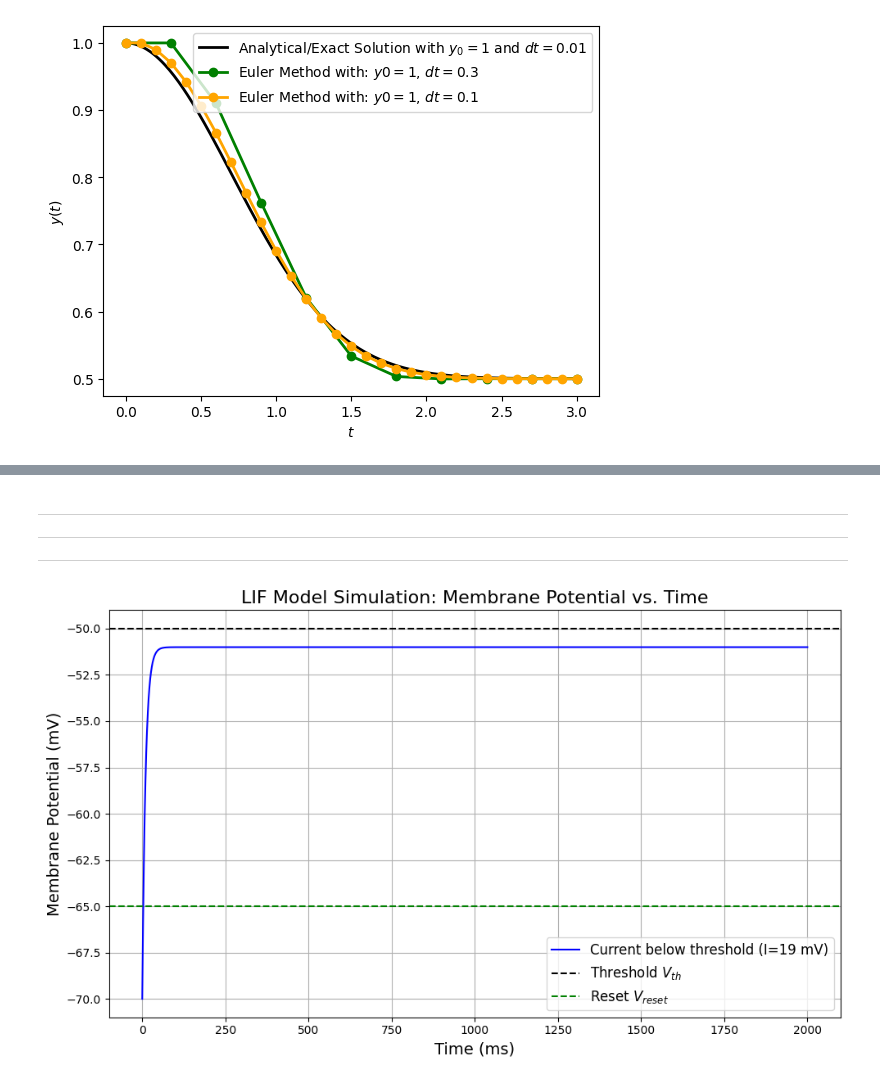
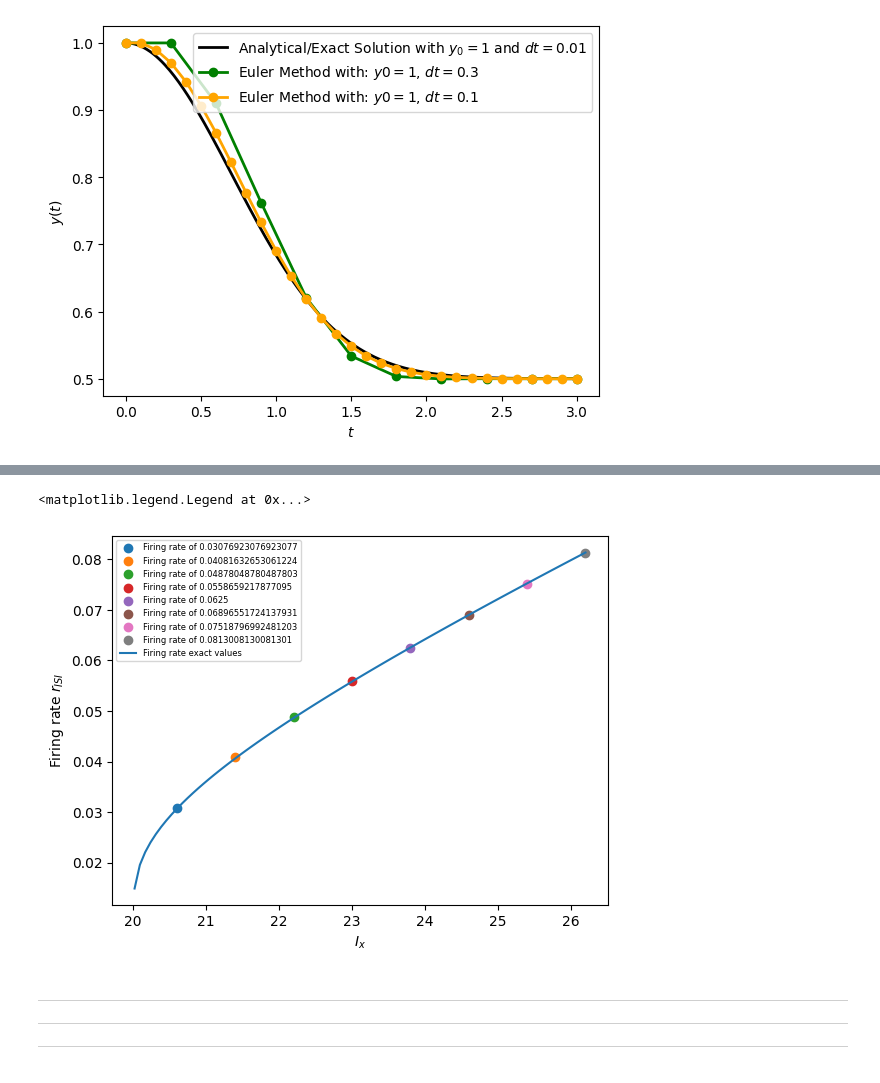
Before and after one commit to abarton51/comp_neuro, a Jupyter notebook: src/hw1/q2.ipynb, the cells around one changed output, grey strips where cells are left out. Saved outputs shown, nothing was run; the diff lists cells and outputs as text; code cells hidden in the pictures.

```diff
--- a/src/hw1/q2.ipynb
+++ b/src/hw1/q2.ipynb
@@ -110,56 +204,22 @@ plot_numerical_solution(dt, t0, tn, V0, tau_m, E_L, I_x, V_th, V_reset, euler_me
+# %%
+V_infty_values = E_L + np.linspace(19, np.max(I_values), 100)
+T_exact_values = tau_m * np.log((V_infty_values - V_reset) / (V_infty_values - V_th))
+firing_rate_values = 1 / T_exact_values
+# %%
+for i in range(IT_pairs.shape[1]):
+    if IT_pairs[1,i] > 0:
+        plt.scatter(IT_pairs[0, i], 1/IT_pairs[1,i], label=f"Firing rate of {1/IT_pairs[1,i]}")
+        plt.scatter
+        plt.xlabel("$I_x$")
+        plt.ylabel("Firing rate $r_{ISI}$")
+        plt.legend(fontsize=6)
+
+plt.plot(np.linspace(19, np.max(I_values), 100), firing_rate_values, label=f"Firing rate exact values")
+plt.legend(fontsize=6)
+# %% [output]
+<matplotlib.legend.Legend at 0x...>
+[figure, added]
 # %% [markdown]
 ***
 ***
 ***
-# %%
-import numpy as np
-import matplotlib.pyplot as plt
-
-# Parameters
-tau_m = 10  # ms
-E_L = -70   # mV (leak potential)
-V_th = -50  # mV (spike threshold)
-V_reset = -65  # mV (reset potential)
-dt = 0.1    # ms (time step)
-t_max = 2000  # ms (maximum time)
-
-# Define the LIF model using Euler method
-def lif_model(I, t_max, dt, V_init):
-    time_steps = int(t_max / dt)
-    V = np.zeros(time_steps)
-    V[0] = V_init
-    t = np.linspace(0, t_max, time_steps)
-
-    for i in range(1, time_steps):
-        dVdt = (1/tau_m)*(-(V[i-1] - E_L) + I)
-        V[i] = V[i-1] + dt * dVdt
-        if V[i] > V_th:  # Spike condition
-            V[i] = V_reset  # Reset after spike
-
-    return t, V
-
-# Input currents: one just below Ith and one just above Ith
-I_below = 19 # Example of current just below threshold (adjust this based on your Ith)
-I_above = 21  # Example of current just above threshold
-
-# Initial value of membrane potential
-V_init = E_L
-
-# Simulate for both input currents
-t_below, V_below = lif_model(I_below, t_max, dt, V_init)
-t_above, V_above = lif_model(I_above, t_max, dt, V_init)
-
-# Plotting the results
-plt.figure(figsize=(10, 6))
-plt.plot(t_below, V_below, label=f'Current below threshold (I={I_below} mV)', color='blue')
-plt.axhline(V_th, color='black', linestyle='--', label="Threshold $V_{th}$")
-plt.axhline(V_reset, color='green', linestyle='--', label="Reset $V_{reset}$")
-plt.title("LIF Model Simulation: Membrane Potential vs. Time", fontsize=16)
-plt.xlabel("Time (ms)", fontsize=14)
-plt.ylabel("Membrane Potential (mV)", fontsize=14)
-plt.legend(fontsize=12)
-plt.grid(True)
-plt.tight_layout()
-plt.show()
-# %% [output]
-[figure, removed]
```
Also changed, not shown: parts of 8 cells of this notebook, 7 other files.
